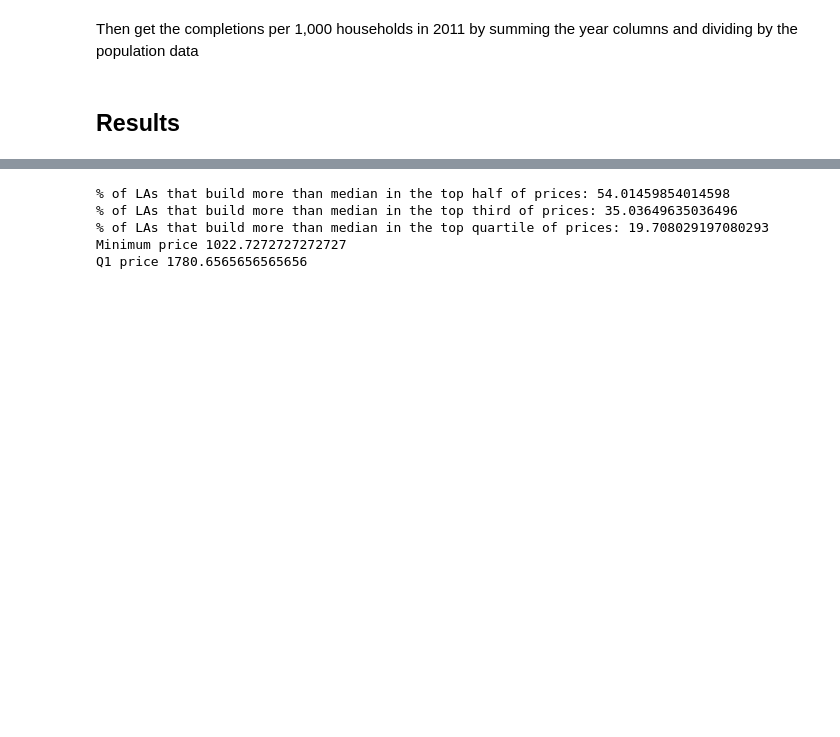
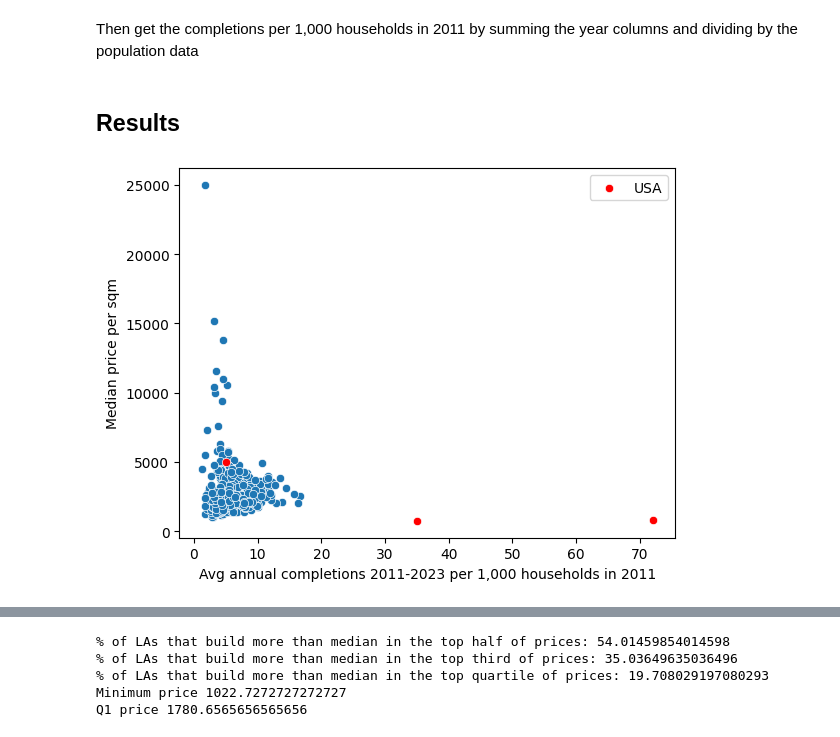
Before and after one commit to jamierumbelow/housing-completions-vs-price-per-square-metre-by-local-authority, a Jupyter notebook: main.ipynb, the cells around one changed output, grey strips where cells are left out. Drawn from its saved outputs; the diff is of its cells as text; code cells hidden in the pictures; blank space fills up the shorter version.

Commit message:
us cities and averages

```diff
--- a/main.ipynb
+++ b/main.ipynb
@@ -137,6 +143,24 @@ processed_df = completions_per_1000_households_df[[REGION_NAME, AUTHORITY_KEY, A
 # %%
 london_df = processed_df[processed_df[REGION_NAME] == 'London']
 non_london_df = processed_df[processed_df[REGION_NAME] != 'London']
+# %%
+us_cities = [
+    {REGION_NAME: "USA", AUTHORITY_KEY: "USASFO", AUTHORITY_NAME: "San Francisco, CA", "median_price_per_sqm": 5000, "completions_per_1000_households": 5},
+    {REGION_NAME: "USA", AUTHORITY_KEY: "USAATL", AUTHORITY_NAME: "Atlanta, GA", "median_price_per_sqm": 740, "completions_per_1000_households": 35},
+    {REGION_NAME: "USA", AUTHORITY_KEY: "USALAS", AUTHORITY_NAME: "Las Vegas, NV", "median_price_per_sqm": 830, "completions_per_1000_households": 72},
+]
+
+with_us_cities_df = pd.concat([avg_processed_df, pd.DataFrame(us_cities)], ignore_index=True)
+us_cities = with_us_cities_df[with_us_cities_df[REGION_NAME] == 'USA']
+non_us_cities = with_us_cities_df[with_us_cities_df[REGION_NAME] != 'USA']
+
+sns.scatterplot(x='completions_per_1000_households', y='median_price_per_sqm', data=non_us_cities)
+sns.scatterplot(x='completions_per_1000_households', y='median_price_per_sqm', color='red', data=us_cities, label='USA')
+plt.xlabel('Avg annual completions 2011-2023 per 1,000 households in 2011')
+plt.ylabel('Median price per sqm')
+plt.show()
+# %% [output]
+[figure, added]
 # %%
 sns.scatterplot(x='completions_per_1000_households', y='median_price_per_sqm', data=processed_df)
 plt.xlabel('Completions 2011-2023 per 1,000 households in 2011')
```
Also changed, not shown: parts of 6 cells of this notebook.
